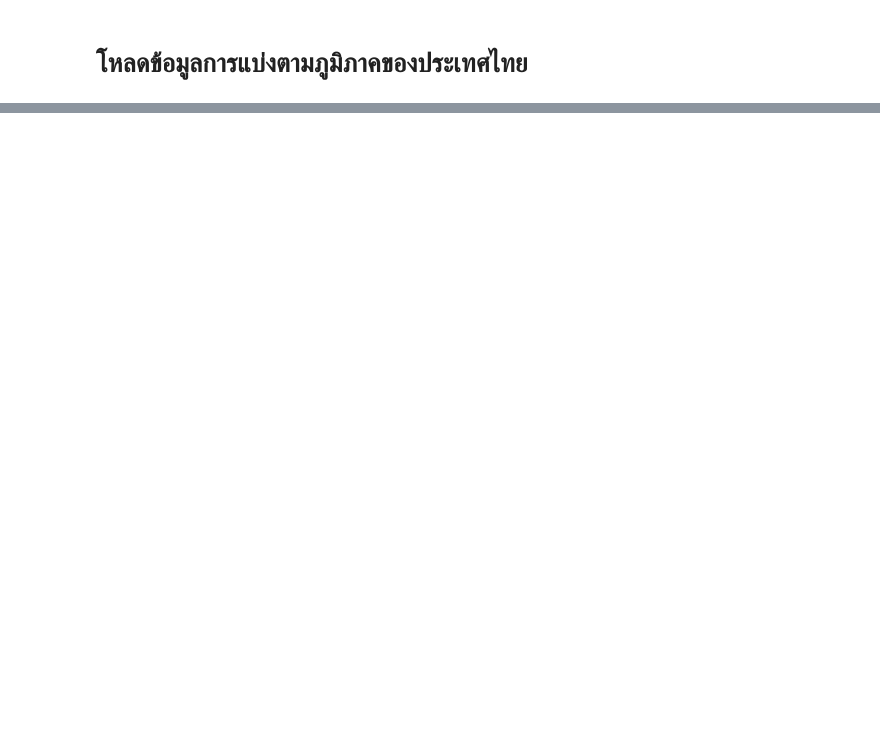
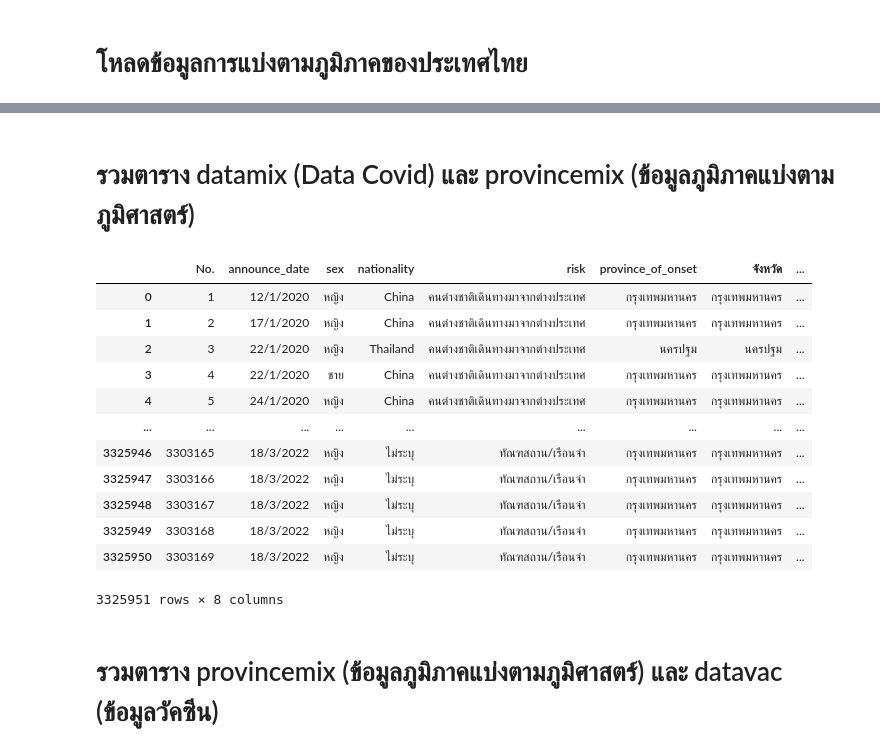
Before and after one commit to PhinyadaPhen/data_viz_2022, a Jupyter notebook: ProjectDashboard.ipynb, the cells around one changed output, grey strips where cells are left out. Drawn from its saved outputs; the diff is of its cells as text; code cells hidden in the pictures; blank space fills up the shorter version.

```diff
--- a/ProjectDashboard.ipynb
+++ b/ProjectDashboard.ipynb
@@ -761,0 +776,30 @@ datamix
+# %%
+# วิธีDictionary(column oriented) สร้างตัวเเปร data_province ขึ้นมา เเล้วกำหนดคอลัมน์ ได้เเก่ จังหวัด,6 ภูมิภาค (ภูมิศาสตร์),4 ภูมิภาคการเมือง,6 ภูมิภาค (อุตุนิยมวิทยา),5 ภูมิภาค (การท่องเที่ยว)
+data_province = {'จังหวัด':['อำนาจเจริญ', 'บึงกาฬ', 'บุรีรัมย์', 'ชัยภูมิ', 'กาฬสินธุ์', 'ขอนแก่น', 'เลย', 'มหาสารคาม', 'มุกดาหาร', 'นครพนม', 'นครราชสีมา', 'หนองบัวลำภู', 'หนองคาย', 'ร้อยเอ็ด', 'สกลนคร', 'ศรีสะเกษ', 'สุรินทร์', 'อุบลราชธานี', 'อุดรธานี',
+                       'ยโสธร','เชียงใหม่', 'เชียงราย', 'ลำปาง', 'ลำพูน', 'แม่ฮ่องสอน', 'น่าน', 'พะเยา', 'แพร่', 'อุตรดิตถ์','ตาก','สุโขทัย', 'พิษณุโลก', 'พิจิตร', 'กำแพงเพชร', 'เพชรบูรณ์','นครสวรรค์', 'อุทัยธานี',
+                       'อ่างทอง', 'ชัยนาท', 'พระนครศรีอยุธยา', 'กรุงเทพมหานคร', 'ลพบุรี', 'นครปฐม', 'นนทบุรี', 'ปทุมธานี', 'สมุทรปราการ', 'สมุทรสาคร', 'สมุทรสงคราม', 'สระบุรี', 'สิงห์บุรี', 'สุพรรณบุรี',
+                       'นครนายก','ฉะเชิงเทรา', 'จันทบุรี', 'ชลบุรี', 'ปราจีนบุรี', 'ระยอง', 'สระแก้ว', 'ตราด','กาญจนบุรี', 'ราชบุรี','เพชรบุรี', 'ประจวบคีรีขันธ์','ชุมพร', 'นครศรีธรรมราช', 'นราธิวาส', 'ปัตตานี', 'พัทลุง', 'สงขลา', 'สุราษฎร์ธานี', 'ยะลา',
+                       'กระบี่', 'พังงา', 'ภูเก็ต', 'ระนอง', 'สตูล', 'ตรัง'],
+                    '6 ภูมิภาค (ภูมิศาสตร์)':['ตะวันออกเฉียงเหนือ','ตะวันออกเฉียงเหนือ','ตะวันออกเฉียงเหนือ','ตะวันออกเฉียงเหนือ','ตะวันออกเฉียงเหนือ','ตะวันออกเฉียงเหนือ','ตะวันออกเฉียงเหนือ','ตะวันออกเฉียงเหนือ','ตะวันออกเฉียงเหนือ','ตะวันออกเฉียงเหนือ',
+                        'ตะวันออกเฉียงเหนือ','ตะวันออกเฉียงเหนือ','ตะวันออกเฉียงเหนือ','ตะวันออกเฉียงเหนือ','ตะวันออกเฉียงเหนือ','ตะวันออกเฉียงเหนือ','ตะวันออกเฉียงเหนือ','ตะวันออกเฉียงเหนือ','ตะวันออกเฉียงเหนือ','ตะวันออกเฉียงเหนือ',
+                        'เหนือ','เหนือ','เหนือ','เหนือ','เหนือ','เหนือ','เหนือ','เหนือ','เหนือ','ตะวันตก','กลาง','กลาง','กลาง','กลาง','กลาง','กลาง','กลาง','กลาง','กลาง','กลาง','กลาง','กลาง','กลาง','กลาง','กลาง','กลาง','กลาง','กลาง','กลาง','กลาง','กลาง','กลาง',
+                        'ตะวันออก','ตะวันออก','ตะวันออก','ตะวันออก','ตะวันออก','ตะวันออก','ตะวันออก','ตะวันตก','ตะวันตก','ตะวันตก','ตะวันตก','ใต้','ใต้','ใต้','ใต้','ใต้','ใต้','ใต้','ใต้','ใต้','ใต้','ใต้','ใต้','ใต้','ใต้'],
+                    '4 ภูมิภาค (การเมือง)':['ตะวันออกเฉียงเหนือ','ตะวันออกเฉียงเหนือ','ตะวันออกเฉียงเหนือ','ตะวันออกเฉียงเหนือ','ตะวันออกเฉียงเหนือ','ตะวันออกเฉียงเหนือ','ตะวันออกเฉียงเหนือ','ตะวันออกเฉียงเหนือ','ตะวันออกเฉียงเหนือ','ตะวันออกเฉียงเหนือ',
+                        'ตะวันออกเฉียงเหนือ','ตะวันออกเฉียงเหนือ','ตะวันออกเฉียงเหนือ','ตะวันออกเฉียงเหนือ','ตะวันออกเฉียงเหนือ','ตะวันออกเฉียงเหนือ','ตะวันออกเฉียงเหนือ','ตะวันออกเฉียงเหนือ','ตะวันออกเฉียงเหนือ','ตะวันออกเฉียงเหนือ',
+                        'เหนือ','เหนือ','เหนือ','เหนือ','เหนือ','เหนือ','เหนือ','เหนือ','เหนือ','เหนือ','เหนือ','เหนือ','เหนือ','เหนือ','เหนือ','เหนือ','เหนือ','กลาง','กลาง','กลาง','กลาง','กลาง','กลาง','กลาง','กลาง','กลาง','กลาง','กลาง','กลาง','กลาง','กลาง','กลาง','กลาง','กลาง','กลาง',
+                        'กลาง','กลาง','กลาง','กลาง','กลาง','กลาง','กลาง','กลาง','ใต้','ใต้','ใต้','ใต้','ใต้','ใต้','ใต้','ใต้','ใต้','ใต้','ใต้','ใต้','ใต้','ใต้'],
+                    '6 ภูมิภาค (อุตุนิยมวิทยา)':['ตะวันออกเฉียงเหนือ','ตะวันออกเฉียงเหนือ','ตะวันออกเฉียงเหนือ','ตะวันออกเฉียงเหนือ','ตะวันออกเฉียงเหนือ','ตะวันออกเฉียงเหนือ','ตะวันออกเฉียงเหนือ','ตะวันออกเฉียงเหนือ','ตะวันออกเฉียงเหนือ','ตะวันออกเฉียงเหนือ',
+                        'ตะวันออกเฉียงเหนือ','ตะวันออกเฉียงเหนือ','ตะวันออกเฉียงเหนือ','ตะวันออกเฉียงเหนือ','ตะวันออกเฉียงเหนือ','ตะวันออกเฉียงเหนือ','ตะวันออกเฉียงเหนือ','ตะวันออกเฉียงเหนือ','ตะวันออกเฉียงเหนือ','ตะวันออกเฉียงเหนือ',
+                        'เหนือ','เหนือ', 'เหนือ','เหนือ', 'เหนือ','เหนือ', 'เหนือ','เหนือ', 'เหนือ','เหนือ', 'เหนือ','เหนือ', 'เหนือ','เหนือ', 'เหนือ','กลาง','กลาง','กลาง','กลาง','กลาง','กลาง','กลาง','กลาง','กลาง','กลาง','กลาง','กลาง','กลาง','กลาง','กลาง','กลาง',
+                        'ตะวันออก','ตะวันออก','ตะวันออก','ตะวันออก','ตะวันออก','ตะวันออก','ตะวันออก','ตะวันออก','กลาง','กลาง','ใต้ฝั่งตะวันออก/ใต้ฝั่งอ่าวไทย','ใต้ฝั่งตะวันออก/ใต้ฝั่งอ่าวไทย','ใต้ฝั่งตะวันออก/ใต้ฝั่งอ่าวไทย','ใต้ฝั่งตะวันออก/ใต้ฝั่งอ่าวไทย','ใต้ฝั่งตะวันออก/ใต้ฝั่งอ่าวไทย',
+                        'ใต้ฝั่งตะวันออก/ใต้ฝั่งอ่าวไทย','ใต้ฝั่งตะวันออก/ใต้ฝั่งอ่าวไทย','ใต้ฝั่งตะวันออก/ใต้ฝั่งอ่าวไทย','ใต้ฝั่งตะวันออก/ใต้ฝั่งอ่าวไทย','ใต้ฝั่งตะวันออก/ใต้ฝั่งอ่าวไทย',
+                        'ใต้ฝั่งตะวันตก/ใต้ฝั่งอันดามัน','ใต้ฝั่งตะวันตก/ใต้ฝั่งอันดามัน','ใต้ฝั่งตะวันตก/ใต้ฝั่งอันดามัน', 'ใต้ฝั่งตะวันตก/ใต้ฝั่งอันดามัน','ใต้ฝั่งตะวันตก/ใต้ฝั่งอันดามัน','ใต้ฝั่งตะวันตก/ใต้ฝั่งอันดามัน'],
+                    '5 ภูมิภาค (การท่องเที่ยว)':['ตะวันออกเฉียงเหนือ','ตะวันออกเฉียงเหนือ','ตะวันออกเฉียงเหนือ','ตะวันออกเฉียงเหนือ','ตะวันออกเฉียงเหนือ','ตะวันออกเฉียงเหนือ','ตะวันออกเฉียงเหนือ','ตะวันออกเฉียงเหนือ','ตะวันออกเฉียงเหนือ','ตะวันออกเฉียงเหนือ',
+                        'ตะวันออกเฉียงเหนือ','ตะวันออกเฉียงเหนือ','ตะวันออกเฉียงเหนือ','ตะวันออกเฉียงเหนือ','ตะวันออกเฉียงเหนือ','ตะวันออกเฉียงเหนือ','ตะวันออกเฉียงเหนือ','ตะวันออกเฉียงเหนือ','ตะวันออกเฉียงเหนือ','ตะวันออกเฉียงเหนือ',
+                        'เหนือ','เหนือ', 'เหนือ','เหนือ', 'เหนือ','เหนือ', 'เหนือ','เหนือ', 'เหนือ','เหนือ', 'เหนือ','เหนือ', 'เหนือ','เหนือ', 'เหนือ','เหนือ', 'เหนือ','กลาง','กลาง','กลาง','กลาง','กลาง','กลาง','กลาง','กลาง','กลาง','กลาง','กลาง','กลาง','กลาง','กลาง','กลาง',
+                        'ตะวันออก', 'ตะวันออก', 'ตะวันออก', 'ตะวันออก', 'ตะวันออก', 'ตะวันออก', 'ตะวันออก','กลาง','กลาง','กลาง','กลาง','ใต้','ใต้','ใต้','ใต้','ใต้','ใต้','ใต้','ใต้','ใต้','ใต้','ใต้','ใต้','ใต้','ใต้']
+
+             }
+# %%
+provincemix = pd.DataFrame.from_dict(data_province) # สร้างตาราง pandas จาก data_province
+provincemix # เเสดงข้อมูลในตารางทั้งหมด
@@ -761,0 +820,3 @@ datamix
+# %%
+provincemix = provincemix[['จังหวัด','6 ภูมิภาค (ภูมิศาสตร์)']]
+provincemix
@@ -761,0 +889,21 @@ datamix
+# %% [markdown]
+# รวมตาราง datamix (Data Covid) และ provincemix (ข้อมูลภูมิภาคแบ่งตามภูมิศาสตร์)
+# %%
+data_geocov = datamix.merge(provincemix,how='left',left_on='province_of_onset',right_on='จังหวัด')
+data_geocov
+# %% [output]
+|  | No. | announce_date | sex | nationality | risk | province_of_onset | จังหวัด | ... |
+| 0 | 1 | 12/1/2020 | หญิง | China | คนต่างชาติเดินทางมาจากต่างประเทศ | กรุงเทพมหานคร | กรุงเทพมหานคร | ... |
+| 1 | 2 | 17/1/2020 | หญิง | China | คนต่างชาติเดินทางมาจากต่างประเทศ | กรุงเทพมหานคร | กรุงเทพมหานคร | ... |
+| 2 | 3 | 22/1/2020 | หญิง | Thailand | คนต่างชาติเดินทางมาจากต่างประเทศ | นครปฐม | นครปฐม | ... |
+| 3 | 4 | 22/1/2020 | ชาย | China | คนต่างชาติเดินทางมาจากต่างประเทศ | กรุงเทพมหานคร | กรุงเทพมหานคร | ... |
+| 4 | 5 | 24/1/2020 | หญิง | China | คนต่างชาติเดินทางมาจากต่างประเทศ | กรุงเทพมหานคร | กรุงเทพมหานคร | ... |
+| ... | ... | ... | ... | ... | ... | ... | ... | ... |
+| 3325946 | 3303165 | 18/3/2022 | หญิง | ไม่ระบุ | ทัณฑสถาน/เรือนจำ | กรุงเทพมหานคร | กรุงเทพมหานคร | ... |
+| 3325947 | 3303166 | 18/3/2022 | หญิง | ไม่ระบุ | ทัณฑสถาน/เรือนจำ | กรุงเทพมหานคร | กรุงเทพมหานคร | ... |
+| 3325948 | 3303167 | 18/3/2022 | หญิง | ไม่ระบุ | ทัณฑสถาน/เรือนจำ | กรุงเทพมหานคร | กรุงเทพมหานคร | ... |
+| 3325949 | 3303168 | 18/3/2022 | หญิง | ไม่ระบุ | ทัณฑสถาน/เรือนจำ | กรุงเทพมหานคร | กรุงเทพมหานคร | ... |
+| 3325950 | 3303169 | 18/3/2022 | หญิง | ไม่ระบุ | ทัณฑสถาน/เรือนจำ | กรุงเทพมหานคร | กรุงเทพมหานคร | ... |
+3325951 rows × 8 columns
+# %% [markdown]
+# รวมตาราง provincemix (ข้อมูลภูมิภาคแบ่งตามภูมิศาสตร์) และ datavac (ข้อมูลวัคซีน)
```
Also changed, not shown: parts of 12 cells of this notebook.
